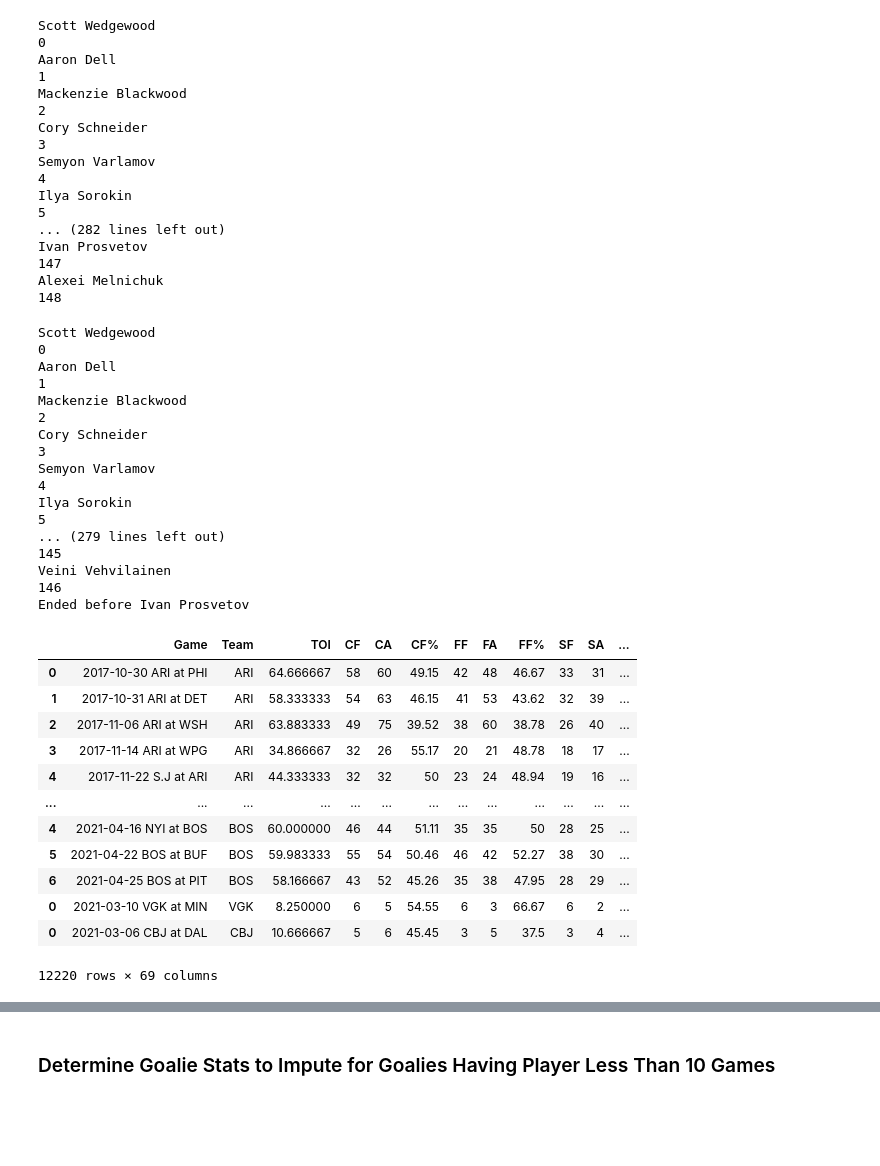
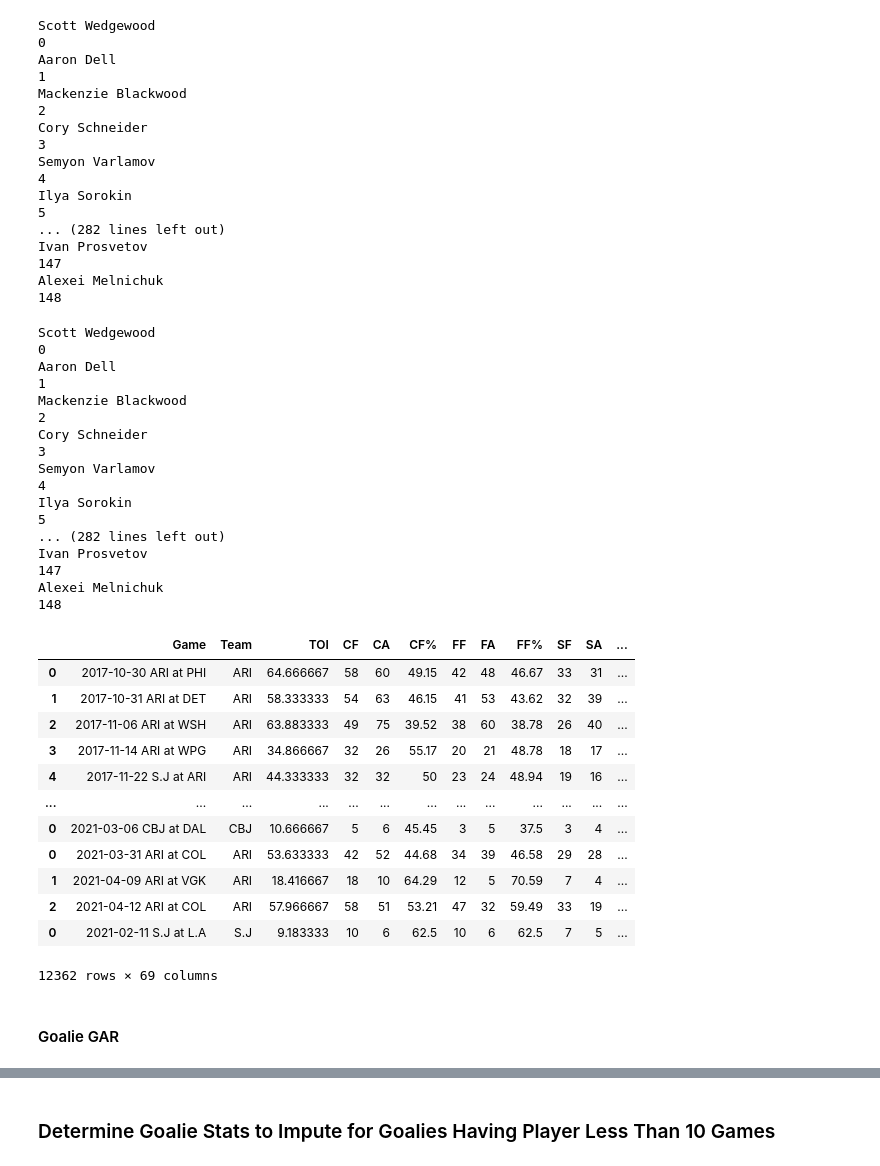
Before and after one commit to gschwaeb/NHL_Game_Prediction, a Jupyter notebook: Data_Collection.ipynb, the cells around one changed output, grey strips where cells are left out. Saved outputs shown, nothing was run; the diff lists cells and outputs as text; code cells hidden in the pictures; blank space fills up the shorter version.

```diff
--- a/Data_Collection.ipynb
+++ b/Data_Collection.ipynb
@@ -304,8 +342,5 @@ missing_id = ['8473614', '8475277', '8476343', '8477312', '8477831', '8478435',
-# %%
-for i,g in enumerate(missing_goalies2[:len(missing_id)]):
-    goalie_ids[g] = missing_id[i]
 # %%
-def goalie_features(df, rolling_games = 30):
+def goalie_features(df, rolling_games = 40):
     rolling_games = rolling_games
     min_games = 10
     df['Date'] = df['Game'].apply(lambda x: pd.to_datetime(x[0:10]))
@@ -438,8 +449,8 @@ Semyon Varlamov
 4
 Ilya Sorokin
 5
-... (279 lines left out)
-145
-Veini Vehvilainen
-146
-Ended before Ivan Prosvetov
+... (282 lines left out)
+Ivan Prosvetov
+147
+Alexei Melnichuk
+148
@@ -446,2 +459,20 @@ Ended before Ivan Prosvetov
 # %%
-goalies_all_B = pd.concat([goalies_161718, goalies_161718b, goalies_181920, goalies_2021])
+goalies_all_C = pd.concat([goalies_161718, goalies_181920, goalies_2021])
+# %%
+goalie_features_dfC = goalie_features(goalies_all_C)
+# %%
+goalie_features_dfC
+# %% [output]
+|  | Game | Team | TOI | CF | CA | CF% | FF | FA | FF% | SF | SA | ... |
+| 0 | 2017-10-30 ARI at PHI | ARI | 64.666667 | 58 | 60 | 49.15 | 42 | 48 | 46.67 | 33 | 31 | ... |
+| 1 | 2017-10-31 ARI at DET | ARI | 58.333333 | 54 | 63 | 46.15 | 41 | 53 | 43.62 | 32 | 39 | ... |
+| 2 | 2017-11-06 ARI at WSH | ARI | 63.883333 | 49 | 75 | 39.52 | 38 | 60 | 38.78 | 26 | 40 | ... |
+| 3 | 2017-11-14 ARI at WPG | ARI | 34.866667 | 32 | 26 | 55.17 | 20 | 21 | 48.78 | 18 | 17 | ... |
+| 4 | 2017-11-22 S.J at ARI | ARI | 44.333333 | 32 | 32 | 50 | 23 | 24 | 48.94 | 19 | 16 | ... |
+| ... | ... | ... | ... | ... | ... | ... | ... | ... | ... | ... | ... | ... |
+| 0 | 2021-03-06 CBJ at DAL | CBJ | 10.666667 | 5 | 6 | 45.45 | 3 | 5 | 37.5 | 3 | 4 | ... |
+| 0 | 2021-03-31 ARI at COL | ARI | 53.633333 | 42 | 52 | 44.68 | 34 | 39 | 46.58 | 29 | 28 | ... |
+| 1 | 2021-04-09 ARI at VGK | ARI | 18.416667 | 18 | 10 | 64.29 | 12 | 5 | 70.59 | 7 | 4 | ... |
+| 2 | 2021-04-12 ARI at COL | ARI | 57.966667 | 58 | 51 | 53.21 | 47 | 32 | 59.49 | 33 | 19 | ... |
+| 0 | 2021-02-11 S.J at L.A | S.J | 9.183333 | 10 | 6 | 62.5 | 10 | 6 | 62.5 | 7 | 5 | ... |
+12362 rows × 69 columns
@@ -450,16 +485,0 @@ goalie_features_dfB = goalie_features(goalies_all_B)
-# %%
-goalie_features_dfB
-# %% [output]
-|  | Game | Team | TOI | CF | CA | CF% | FF | FA | FF% | SF | SA | ... |
-| 0 | 2017-10-30 ARI at PHI | ARI | 64.666667 | 58 | 60 | 49.15 | 42 | 48 | 46.67 | 33 | 31 | ... |
-| 1 | 2017-10-31 ARI at DET | ARI | 58.333333 | 54 | 63 | 46.15 | 41 | 53 | 43.62 | 32 | 39 | ... |
-| 2 | 2017-11-06 ARI at WSH | ARI | 63.883333 | 49 | 75 | 39.52 | 38 | 60 | 38.78 | 26 | 40 | ... |
-| 3 | 2017-11-14 ARI at WPG | ARI | 34.866667 | 32 | 26 | 55.17 | 20 | 21 | 48.78 | 18 | 17 | ... |
-| 4 | 2017-11-22 S.J at ARI | ARI | 44.333333 | 32 | 32 | 50 | 23 | 24 | 48.94 | 19 | 16 | ... |
-| ... | ... | ... | ... | ... | ... | ... | ... | ... | ... | ... | ... | ... |
-| 4 | 2021-04-16 NYI at BOS | BOS | 60.000000 | 46 | 44 | 51.11 | 35 | 35 | 50 | 28 | 25 | ... |
-| 5 | 2021-04-22 BOS at BUF | BOS | 59.983333 | 55 | 54 | 50.46 | 46 | 42 | 52.27 | 38 | 30 | ... |
-| 6 | 2021-04-25 BOS at PIT | BOS | 58.166667 | 43 | 52 | 45.26 | 35 | 38 | 47.95 | 28 | 29 | ... |
-| 0 | 2021-03-10 VGK at MIN | VGK | 8.250000 | 6 | 5 | 54.55 | 6 | 3 | 66.67 | 6 | 2 | ... |
-| 0 | 2021-03-06 CBJ at DAL | CBJ | 10.666667 | 5 | 6 | 45.45 | 3 | 5 | 37.5 | 3 | 4 | ... |
-12220 rows × 69 columns
@@ -470,0 +486,2 @@ goalie_features_dfB = pd.read_csv('goalie_game_logs.csv', low_memory=False)
+# %% [markdown]
+#### Goalie GAR
```
Also changed, not shown: parts of 72 cells of this notebook, 10 other files.
